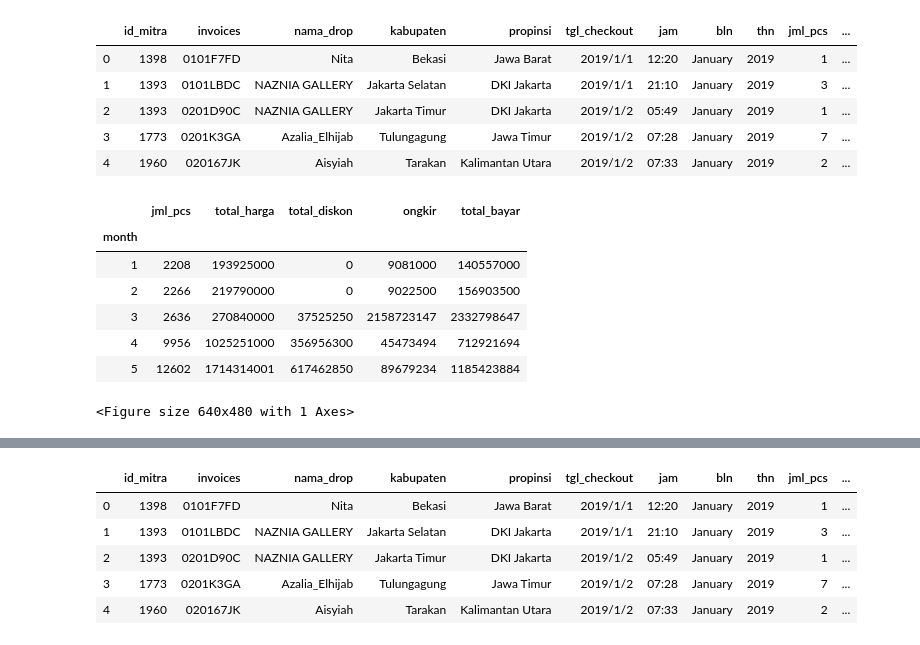
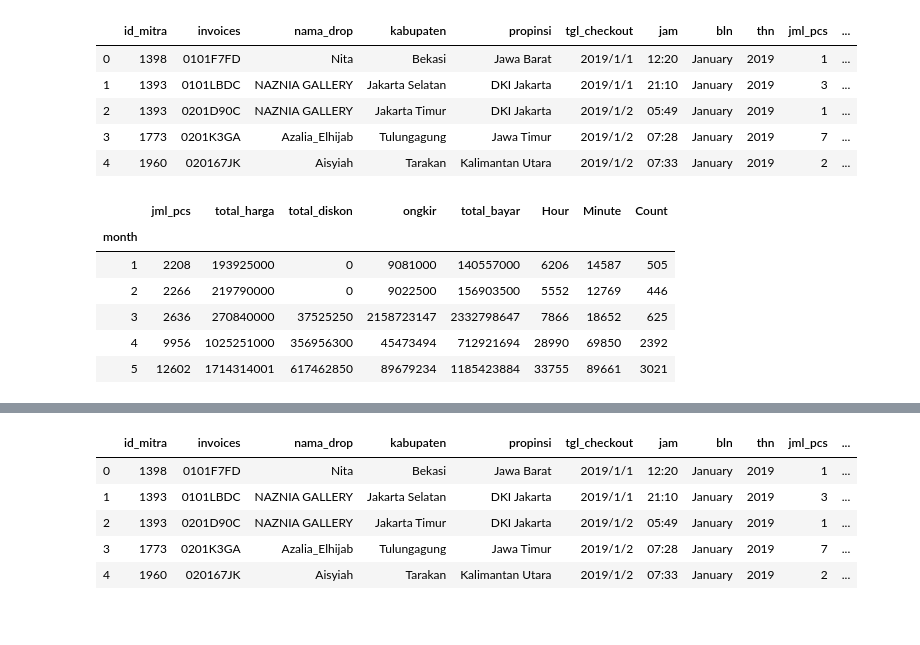
Before and after one commit to rifqisulistya/sales-analysis, a Jupyter notebook: Ammar.ipynb, the cells around one changed output, grey strips where cells are left out. Saved outputs shown, nothing was run; the diff lists cells and outputs as text; code cells hidden in the pictures.

```diff
--- a/Ammar.ipynb
+++ b/Ammar.ipynb
@@ -29,29 +33,13 @@ all_data.head()
 # %%
 results_month = all_data.groupby('month').sum()
 
-top5 = results_month.drop(columns=['id_mitra', 'thn'])
-top5.head()
+results_month_1 = results_month.drop(columns=['id_mitra', 'thn'])
+results_month_1.head()
 # %% [output]
-|  | jml_pcs | total_harga | total_diskon | ongkir | total_bayar |
-| month |  |  |  |  |  |
-| 1 | 2208 | 193925000 | 0 | 9081000 | 140557000 |
-| 2 | 2266 | 219790000 | 0 | 9022500 | 156903500 |
-| 3 | 2636 | 270840000 | 37525250 | 2158723147 | 2332798647 |
-| 4 | 9956 | 1025251000 | 356956300 | 45473494 | 712921694 |
-| 5 | 12602 | 1714314001 | 617462850 | 89679234 | 1185423884 |
+|  | jml_pcs | total_harga | total_diskon | ongkir | total_bayar | Hour | Minute | Count |
+| month |  |  |  |  |  |  |  |  |
+| 1 | 2208 | 193925000 | 0 | 9081000 | 140557000 | 6206 | 14587 | 505 |
+| 2 | 2266 | 219790000 | 0 | 9022500 | 156903500 | 5552 | 12769 | 446 |
+| 3 | 2636 | 270840000 | 37525250 | 2158723147 | 2332798647 | 7866 | 18652 | 625 |
+| 4 | 9956 | 1025251000 | 356956300 | 45473494 | 712921694 | 28990 | 69850 | 2392 |
+| 5 | 12602 | 1714314001 | 617462850 | 89679234 | 1185423884 | 33755 | 89661 | 3021 |
-# %%
-#Bar Chart Penjualan per bulan
-
-import matplotlib.pyplot as plt
-import calendar
-
-months = range(1,13)
-
-plt.bar(months, results_month['total_bayar'])
-plt.xticks(months, calendar.month_name[1:13], rotation=45)
-plt.yticks(results_month['total_bayar'], rotation=45)
-plt.ylabel('Penjualan')
-plt.xlabel('Month number')
-plt.show()
-# %% [output]
-<Figure size 640x480 with 1 Axes>
```
Also changed, not shown: parts of 23 cells of this notebook, 1 other file.
